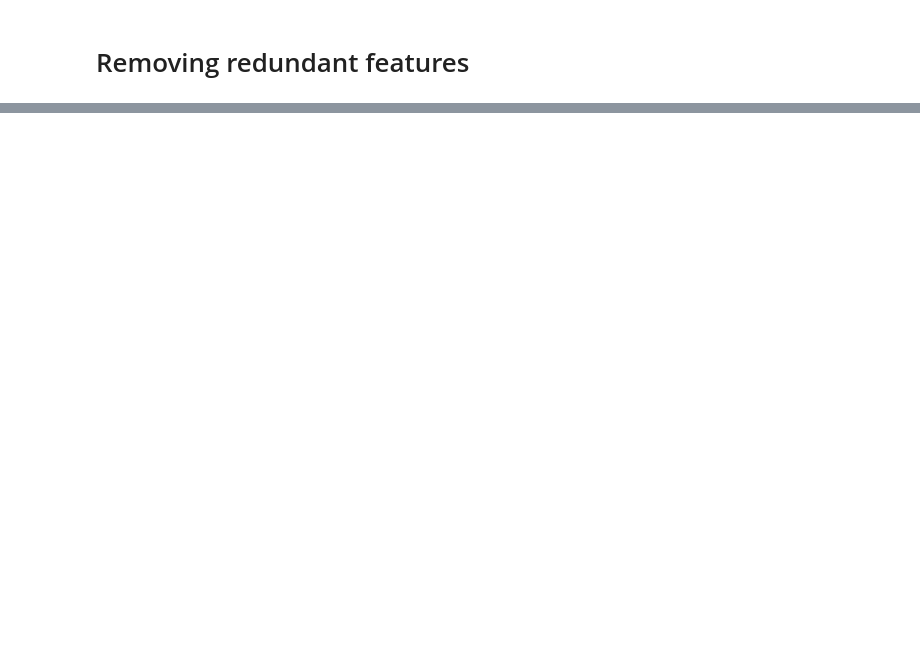
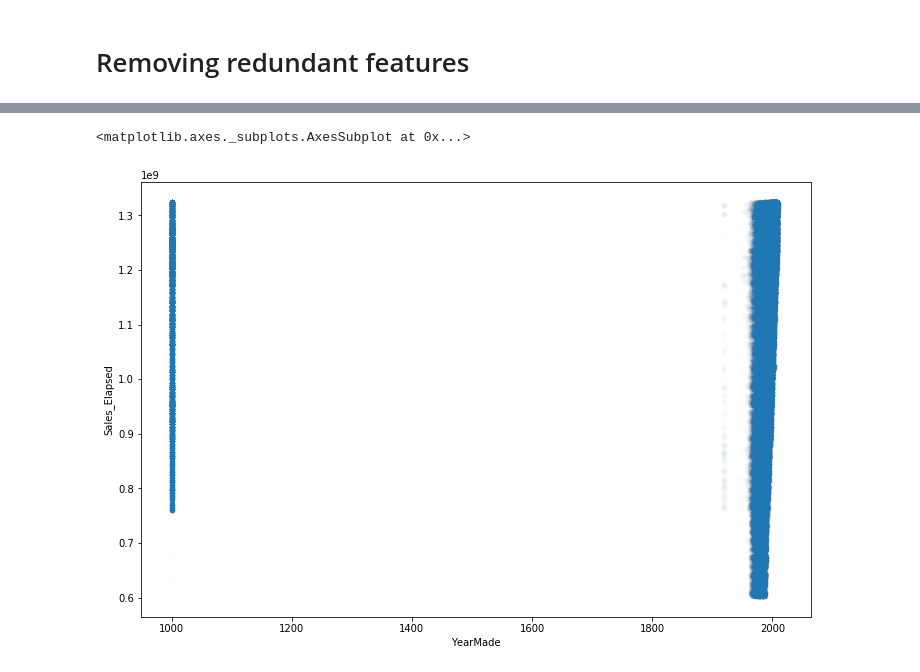
Before and after one commit to waficf/Kaggle_Competitions, a Jupyter notebook: Bulldozers.ipynb, the cells around one changed output, grey strips where cells are left out. Saved outputs shown, nothing was run; the diff lists cells and outputs as text; code cells hidden in the pictures; blank space fills up the shorter version.

```diff
--- a/Bulldozers.ipynb
+++ b/Bulldozers.ipynb
@@ -632,0 +665,5 @@ plt.show()
+# %%
+df_raw.plot('YearMade', 'Sales_Elapsed', 'scatter',figsize=(12,8), alpha=0.01)
+# %% [output]
+<matplotlib.axes._subplots.AxesSubplot at 0x...>
+[figure, added]
```
Also changed, not shown: parts of 53 cells of this notebook.
